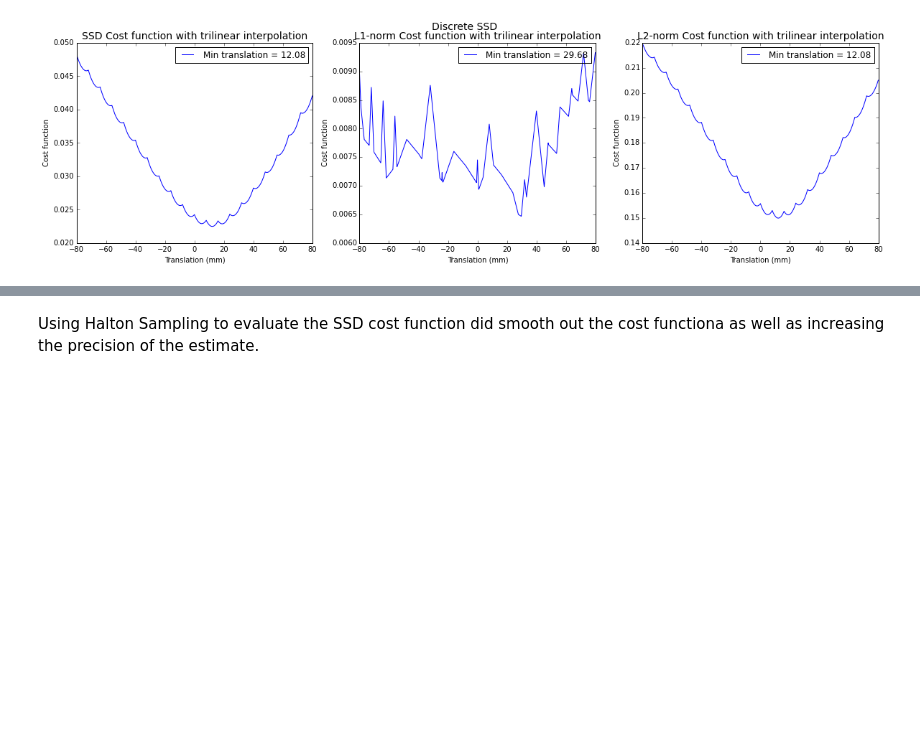
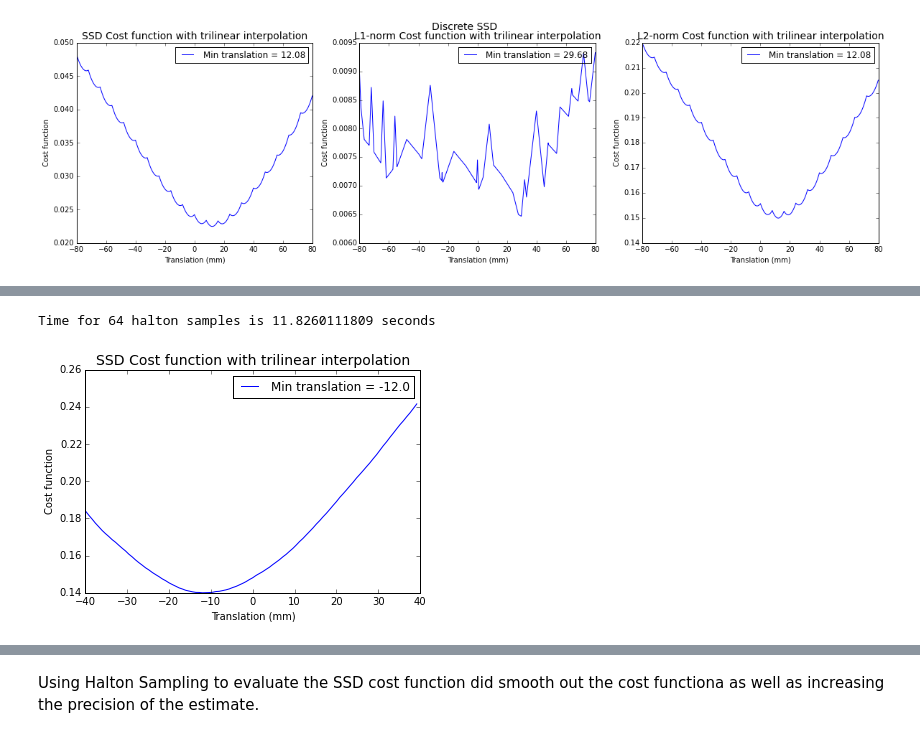
Before and after one commit to zyzdiana/AC297r-Volume-Registration, a Jupyter notebook: Bessel_Rotation_&_Halton_Translation.ipynb, the cells around one changed output, grey strips where cells are left out. Saved outputs shown, nothing was run; the diff lists cells and outputs as text; code cells hidden in the pictures; blank space fills up the shorter version.

```diff
--- a/Bessel_Rotation_&_Halton_Translation.ipynb
+++ b/Bessel_Rotation_&_Halton_Translation.ipynb
@@ -608,3 +609,8 @@ Time for 64 halton samples is 11.0027930737 seconds
+# %%
+halton_cost_func_t(64,vol1,new_vol3,t,'SSD')
+# %% [output]
+Time for 64 halton samples is 11.8260111809 seconds
+[figure, added]
 # %%
 halton_cost_func_t(100, vol2, vol3, t, 'SSD')
 # %% [output]
```
Also changed, not shown: parts of 21 cells of this notebook, 18 other files.
